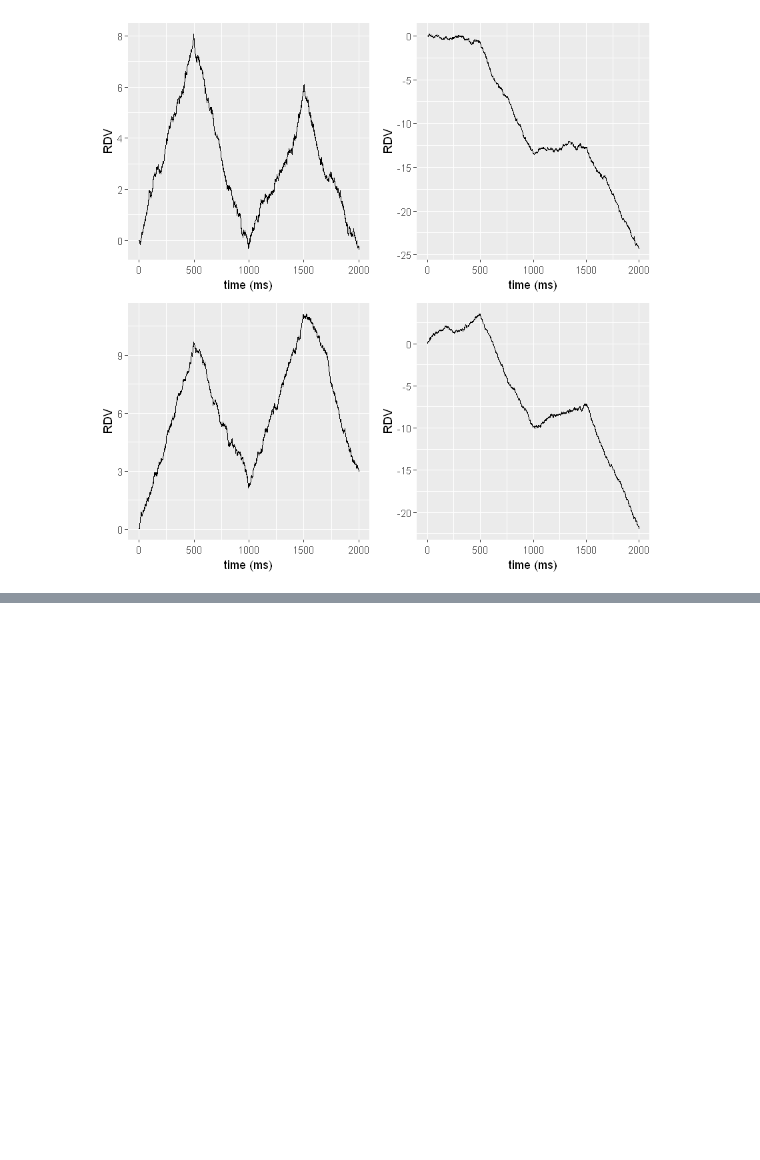
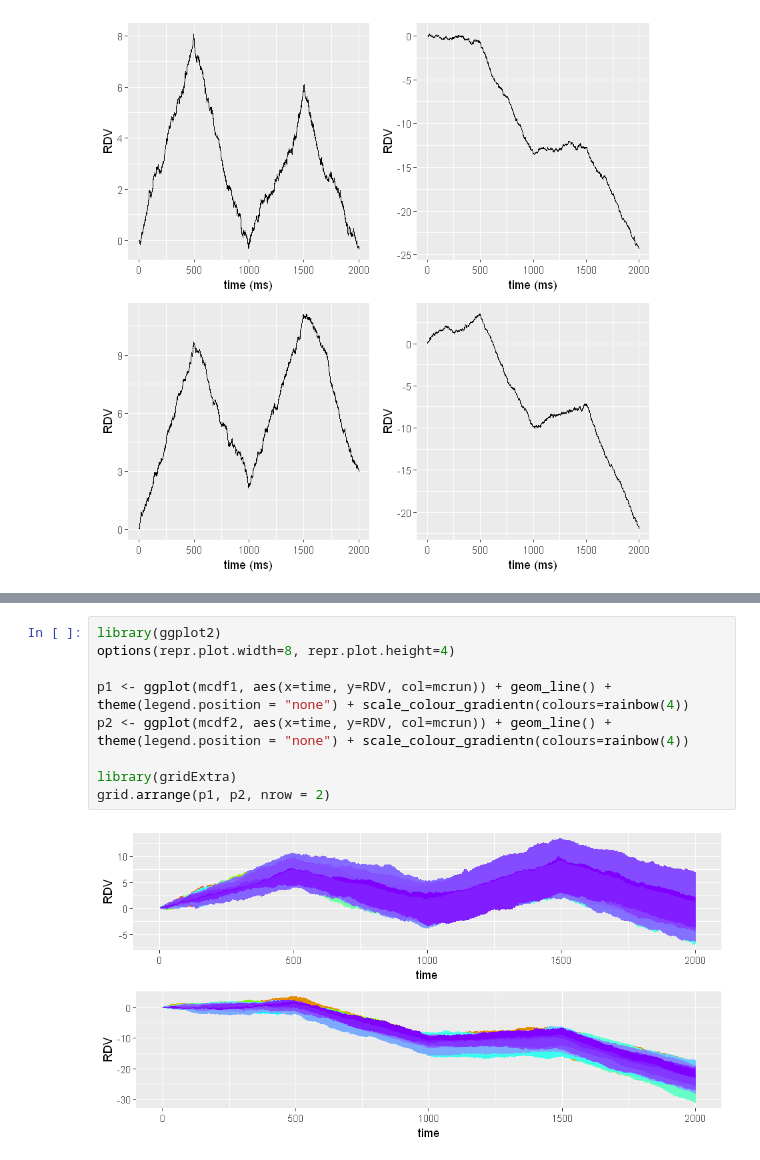
Before and after one commit to ileppane/ddm, a Jupyter notebook: addm-simulations.ipynb, the cells around one changed output, grey strips where cells are left out. Drawn from its saved outputs; the diff is of its cells as text; blank space fills up the shorter version.

```diff
--- a/addm-simulations.ipynb
+++ b/addm-simulations.ipynb
@@ -100,0 +87,11 @@ grid.arrange(p1, p2, nrow = 1)
+# %%
+library(ggplot2)
+options(repr.plot.width=8, repr.plot.height=4)
+
+p1 <- ggplot(mcdf1, aes(x=time, y=RDV, col=mcrun)) + geom_line() + theme(legend.position = "none") + scale_colour_gradientn(colours=rainbow(4))
+p2 <- ggplot(mcdf2, aes(x=time, y=RDV, col=mcrun)) + geom_line() + theme(legend.position = "none") + scale_colour_gradientn(colours=rainbow(4))
+
+library(gridExtra)
+grid.arrange(p1, p2, nrow = 2)
+# %% [output]
+[figure, added]
```
Also changed, not shown: parts of 4 cells of this notebook.
